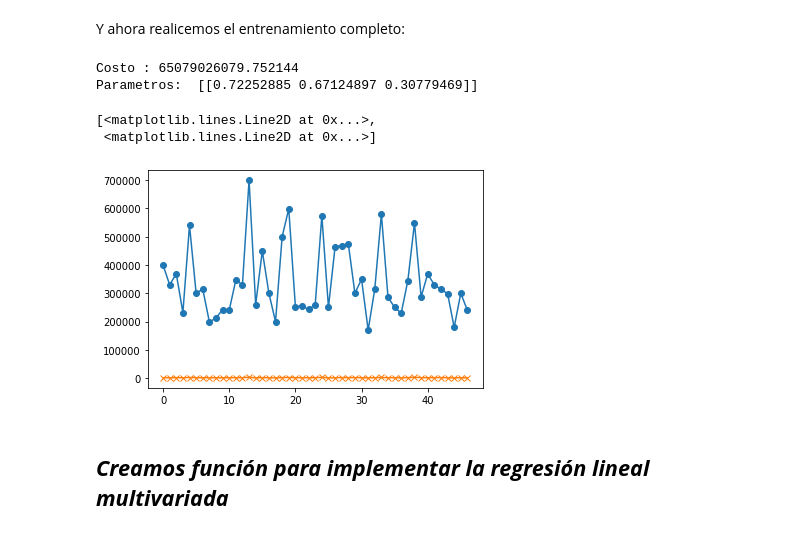
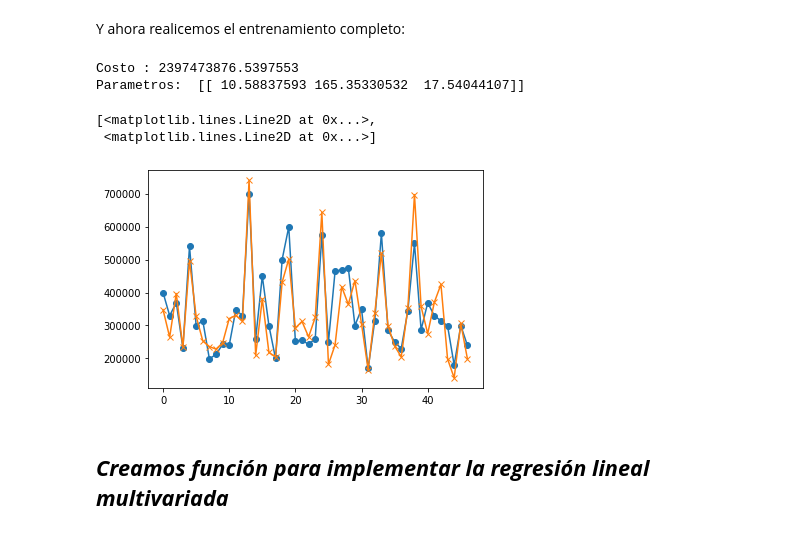
Before and after one commit to ijrios/Machine_learning_regression, a Jupyter notebook: opus_regression.ipynb, the cells around one changed output. Saved outputs shown, nothing was run; the diff lists cells and outputs as text; code cells hidden in the pictures.

```diff
--- a/opus_regression.ipynb
+++ b/opus_regression.ipynb
@@ -92,7 +95,7 @@ def gradDesR(Wg,Xg,y,alpha, iteraciones):
     for i in range(iteraciones):
       error=np.matmul(Xg,Wg.T)-y
       Wg=Wg-alpha*np.matmul(error.T,Xg)/y.size
-    return W
+    return Wg
 # %% [markdown]
 Y ahora inicialicemos los pesos y calculemos la función de costo:
 # %%
@@ -115,18 +118,18 @@ Y ahora realicemos el entrenamiento completo:
 # %%
 W_opt=gradDesR(W,X2,y,0.00000001,100000)
 # %%
-predicted=np.matmul(X2,W_opt.T)
-J=ecm(predicted,y)
+predicted_uno=np.matmul(X2,W_opt.T)
+J=ecm(predicted_uno,y)
 print('Costo :',J)
 print('Parametros: ',W_opt)
 # %% [output]
-Costo : 65079026079.752144
-Parametros:  [[0.72252885 0.67124897 0.30779469]]
+Costo : 2397473876.5397553
+Parametros:  [[ 10.58837593 165.35330532  17.54044107]]
 # %%
-plt.plot(y,'-o',predicted,'-x')
+plt.plot(y,'-o',predicted_uno,'-x')
 # %% [output]
 [<matplotlib.lines.Line2D at 0x...>,
  <matplotlib.lines.Line2D at 0x...>]
-[figure, old version]
+[figure, new version]
 # %% [markdown]
 ## ***Creamos función para implementar la regresión lineal multivariada***
```
Also changed, not shown: parts of 14 cells of this notebook.
